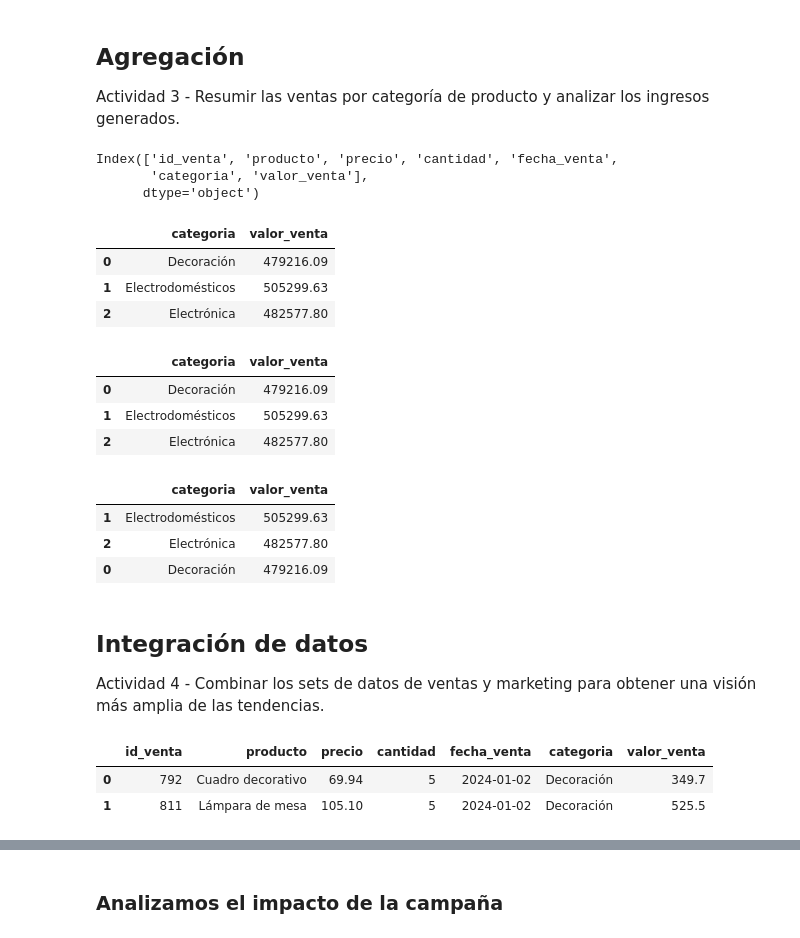
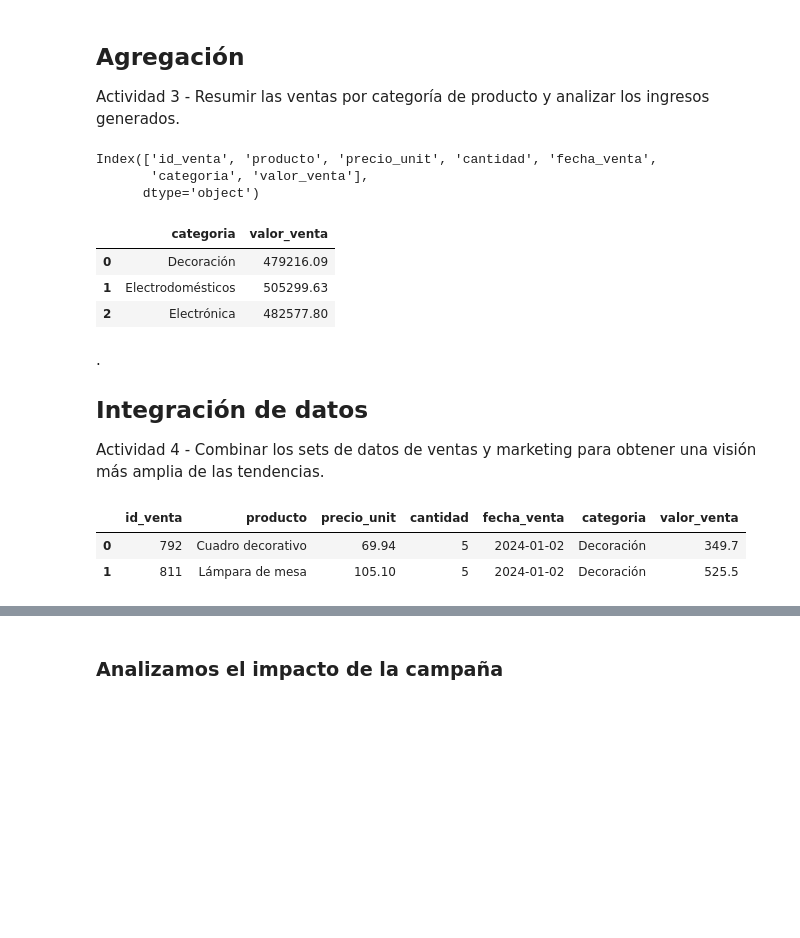
Before and after one commit to alex-degarate/TT-2C2025-Data-Analitycs-Notebooks, a Jupyter notebook: PreEntrega/PE-alex-15O.ipynb, the cells around one changed output, grey strips where cells are left out. Drawn from its saved outputs; the diff is of its cells as text; code cells hidden in the pictures; blank space fills up the shorter version.

```diff
--- a/PreEntrega/PE-alex-15O.ipynb
+++ b/PreEntrega/PE-alex-15O.ipynb
@@ -554,0 +502,3 @@ memory usage: 164.0+ KB
+# %%
+# Renombrar ventas["precio"] a ventas["precio_unit"]  porque me resulta confuso
+df_ventas.rename(columns={"precio": "precio_unit"}, inplace=True)
@@ -690,6 +639,6 @@ df_ventas.head(2)
 # Calculamos el valor de cada venta = precio * cantidad
 
 # Agregamos una nueva columna  valor_venta = monto
-df_ventas["valor_venta"] = df_ventas["precio"] * df_ventas["cantidad"]
+df_ventas_final["valor_venta"] = df_ventas_final["precio_unit"] * df_ventas["cantidad"]
 # %%
 # Visualizamos
@@ -763,7 +715,7 @@ Actividad 3 - Resumir las ventas por categoría de producto y analizar los ingre
 # %%
 df_ventas.columns
 # %% [output]
-Index(['id_venta', 'producto', 'precio', 'cantidad', 'fecha_venta',
+Index(['id_venta', 'producto', 'precio_unit', 'cantidad', 'fecha_venta',
        'categoria', 'valor_venta'],
       dtype='object')
 # %%
@@ -775,28 +728,19 @@ ventas_categoria.head()
 | 0 | Decoración | 479216.09 |
 | 1 | Electrodomésticos | 505299.63 |
 | 2 | Electrónica | 482577.80 |
-# %%
-ventas_categoria
-# %% [output]
-|  | categoria | valor_venta |
-| 0 | Decoración | 479216.09 |
-| 1 | Electrodomésticos | 505299.63 |
-| 2 | Electrónica | 482577.80 |
 # %%
 # Ordenar y mostrar los resultados
-ventas_categoria.soart_vlues(by="valor_venta", ascending=False, inplace=True)
-ventas_categoria
+ventas_categoria.sort_values(by="valor_venta", ascending=False, inplace=True)
+#ventas_categoria
-# %% [output]
-|  | categoria | valor_venta |
-| 1 | Electrodomésticos | 505299.63 |
-| 2 | Electrónica | 482577.80 |
-| 0 | Decoración | 479216.09 |
 # %% [markdown]
+.
+
+
 ## Integración de datos
 Actividad 4 - Combinar los sets de datos de ventas y marketing para obtener una visión más amplia de las tendencias.
 # %%
-df_ventas.head(2)
+df_ventas_final.head(2)
 # %% [output]
-|  | id_venta | producto | precio | cantidad | fecha_venta | categoria | valor_venta |
+|  | id_venta | producto | precio_unit | cantidad | fecha_venta | categoria | valor_venta |
 | 0 | 792 | Cuadro decorativo | 69.94 | 5 | 2024-01-02 | Decoración | 349.7 |
 | 1 | 811 | Lámpara de mesa | 105.10 | 5 | 2024-01-02 | Decoración | 525.5 |
```
Also changed, not shown: parts of 28 cells of this notebook.
